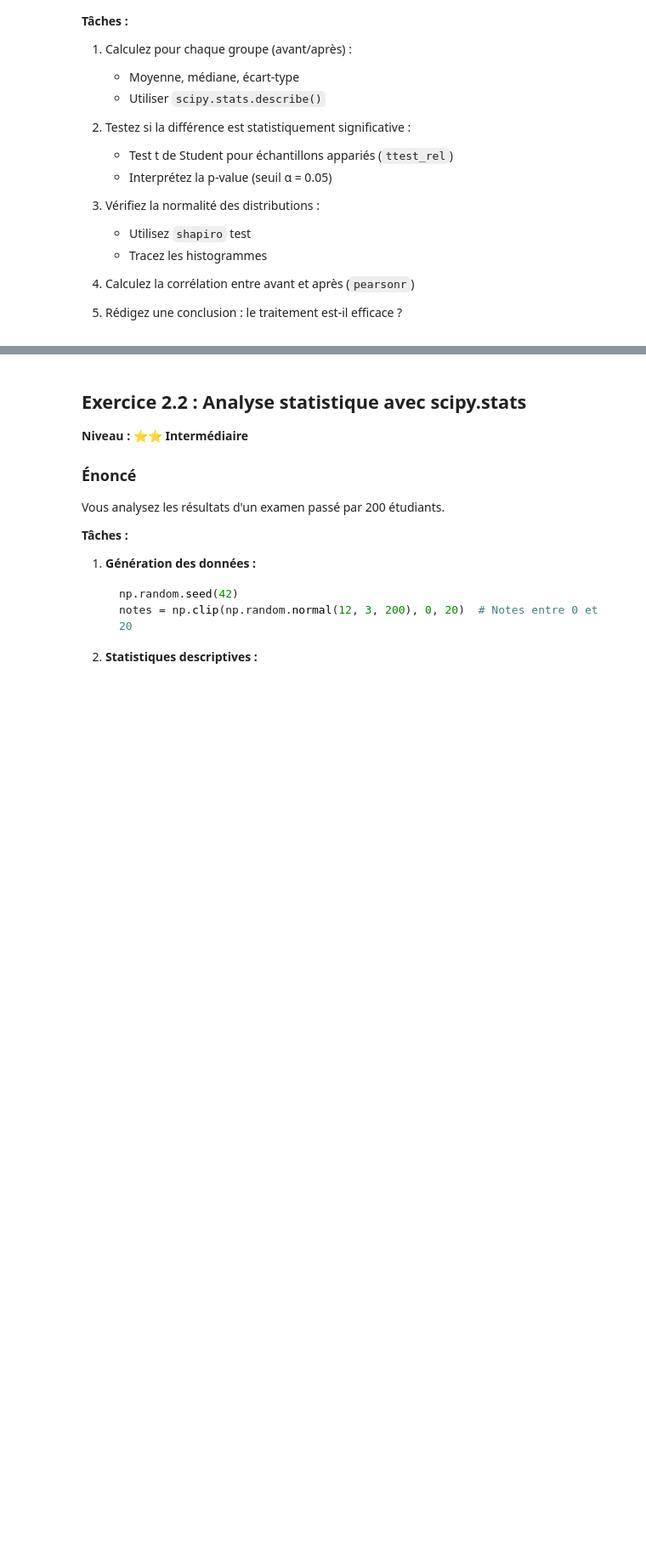
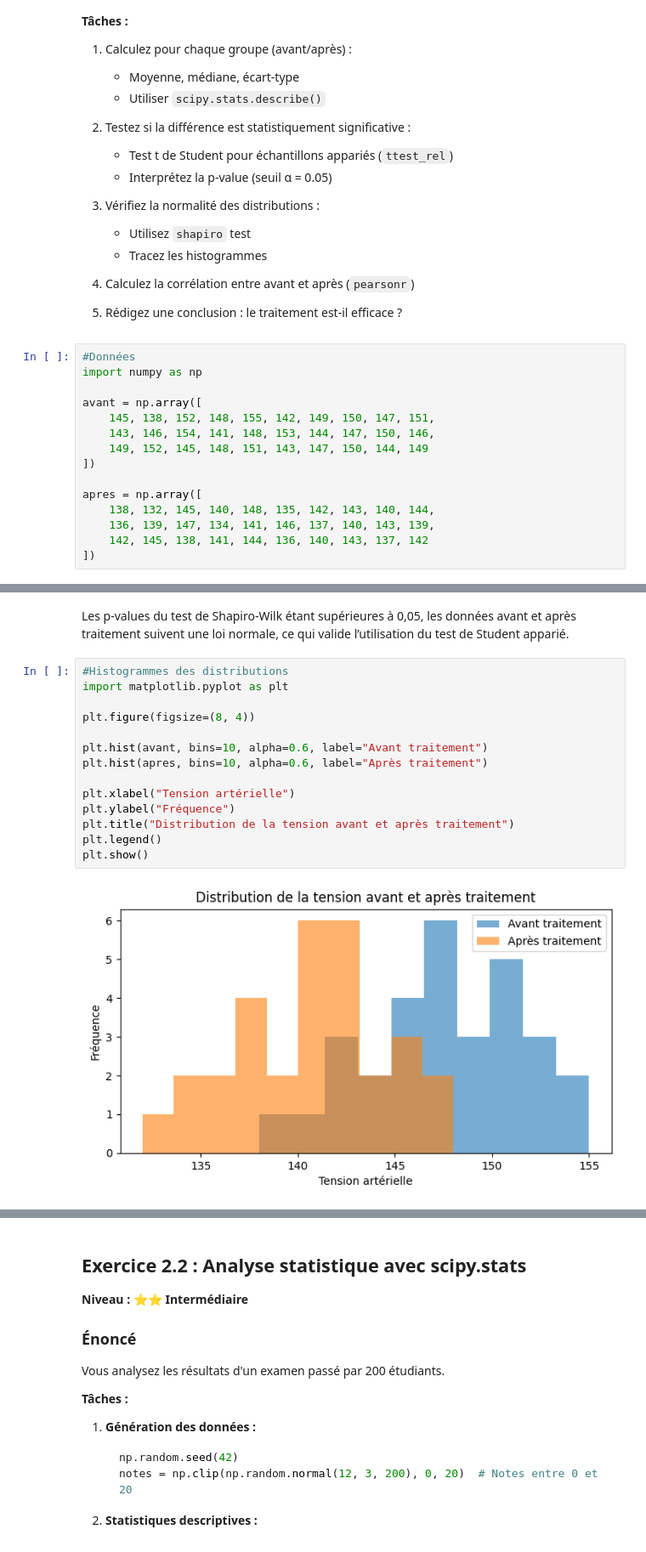
Before and after one commit to USMS-FPK-IA-GI-2025/controle-01-numpy-and-matplotlib-iris-Laylaouyoussef68, a Jupyter notebook: exercices/exercices-pratiques-scipy.ipynb, the cells around one changed output, grey strips where cells are left out. Shown at 85% size. Cells and saved outputs as stored; diff of their text form; blank space fills up the shorter version.

```diff
--- a/exercices/exercices-pratiques-scipy.ipynb
+++ b/exercices/exercices-pratiques-scipy.ipynb
@@ -713,3 +713,18 @@ apres = [138, 132, 145, 140, 148, 135, 142, 143, 140, 144,
 4. Calculez la corrélation entre avant et après (`pearsonr`)
 
 5. Rédigez une conclusion : le traitement est-il efficace ?
+# %%
+#Données
+import numpy as np
+
+avant = np.array([
+    145, 138, 152, 148, 155, 142, 149, 150, 147, 151,
+    143, 146, 154, 141, 148, 153, 144, 147, 150, 146,
+    149, 152, 145, 148, 151, 143, 147, 150, 144, 149
+])
+
+apres = np.array([
+    138, 132, 145, 140, 148, 135, 142, 143, 140, 144,
+    136, 139, 147, 134, 141, 146, 137, 140, 143, 139,
+    142, 145, 138, 141, 144, 136, 140, 143, 137, 142
+])
@@ -715,0 +796,20 @@ apres = [138, 132, 145, 140, 148, 135, 142, 143, 140, 144,
+# %% [markdown]
+
+
+Les p-values du test de Shapiro-Wilk étant supérieures à 0,05, les données avant et après traitement suivent une loi normale, ce qui valide l’utilisation du test de Student apparié.
+# %%
+#Histogrammes des distributions
+import matplotlib.pyplot as plt
+
+plt.figure(figsize=(8, 4))
+
+plt.hist(avant, bins=10, alpha=0.6, label="Avant traitement")
+plt.hist(apres, bins=10, alpha=0.6, label="Après traitement")
+
+plt.xlabel("Tension artérielle")
+plt.ylabel("Fréquence")
+plt.title("Distribution de la tension avant et après traitement")
+plt.legend()
+plt.show()
+# %% [output]
+[figure, added]
```
Also changed, not shown: parts of 62 cells of this notebook.
